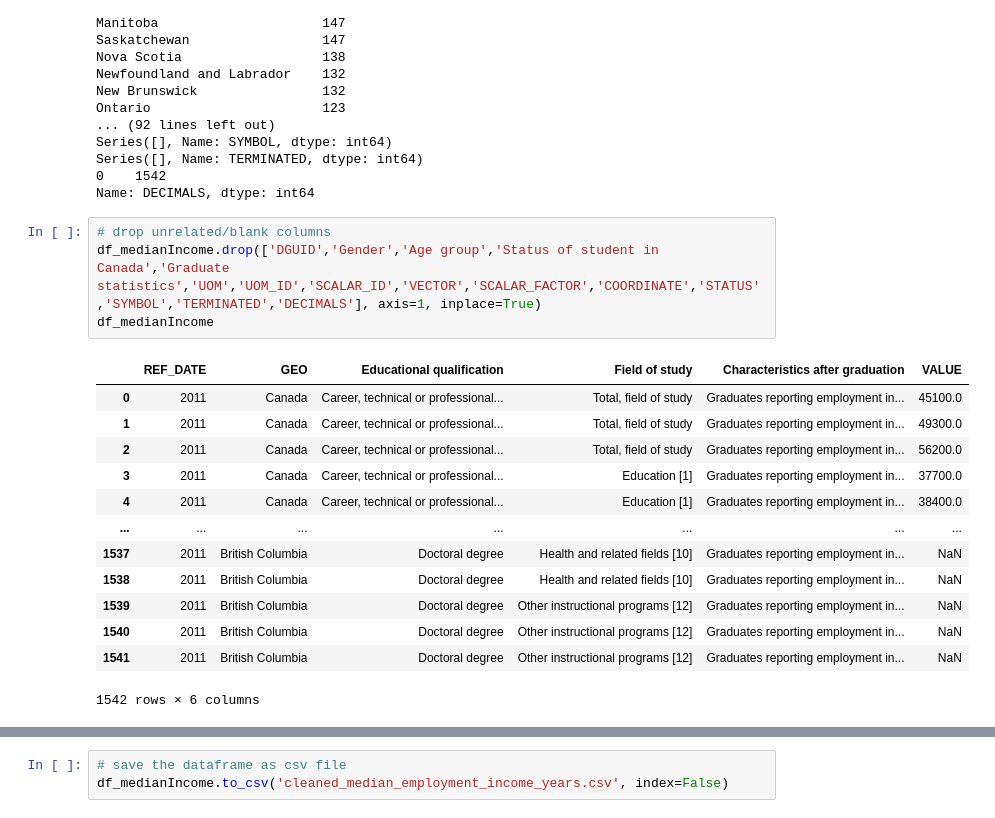
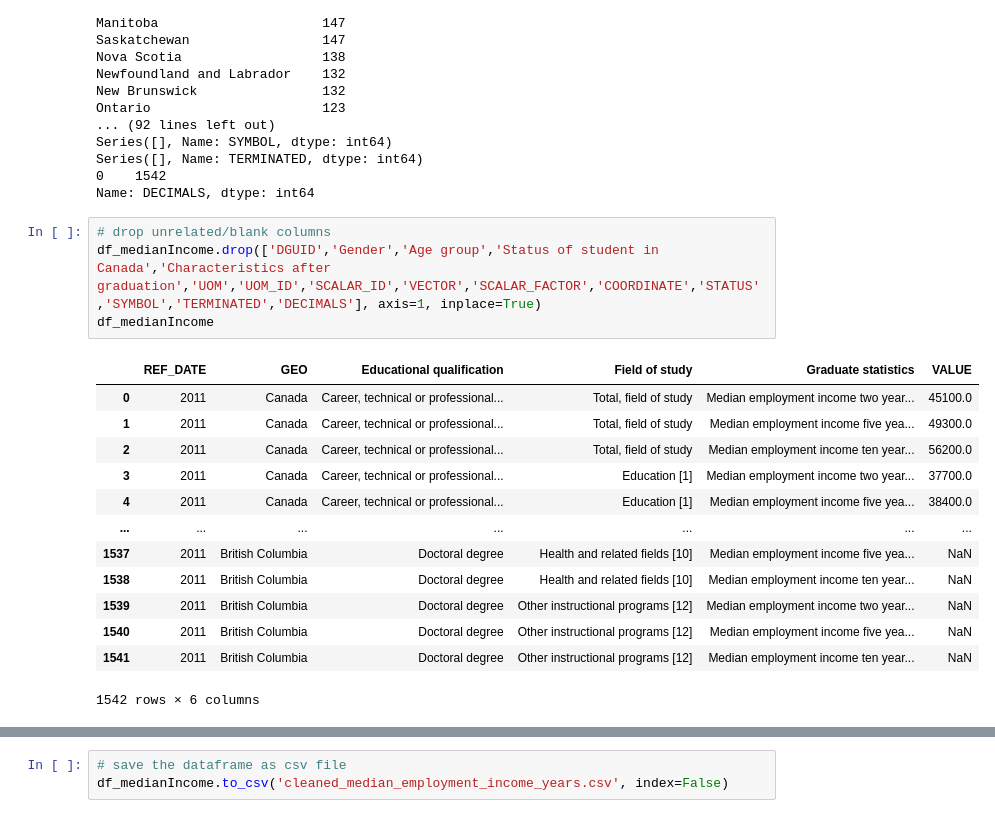
Before and after one commit to Anna-Karl/Capstone-Project-LHL, a Jupyter notebook: data_cleaning.ipynb, the cells around one changed output, grey strips where cells are left out. Drawn from its saved outputs; the diff is of its cells as text.

```diff
--- a/data_cleaning.ipynb
+++ b/data_cleaning.ipynb
@@ -489,21 +450,21 @@ Series([], Name: TERMINATED, dtype: int64)
 Name: DECIMALS, dtype: int64
 # %%
 # drop unrelated/blank columns
-df_medianIncome.drop(['DGUID','Gender','Age group','Status of student in Canada','Graduate statistics','UOM','UOM_ID','SCALAR_ID','VECTOR','SCALAR_FACTOR','COORDINATE','STATUS','SYMBOL','TERMINATED','DECIMALS'], axis=1, inplace=True)
+df_medianIncome.drop(['DGUID','Gender','Age group','Status of student in Canada','Characteristics after graduation','UOM','UOM_ID','SCALAR_ID','VECTOR','SCALAR_FACTOR','COORDINATE','STATUS','SYMBOL','TERMINATED','DECIMALS'], axis=1, inplace=True)
 df_medianIncome
 # %% [output]
-|  | REF_DATE | GEO | Educational qualification | Field of study | Characteristics after graduation | VALUE |
-| 0 | 2011 | Canada | Career, technical or professional... | Total, field of study | Graduates reporting employment in... | 45100.0 |
-| 1 | 2011 | Canada | Career, technical or professional... | Total, field of study | Graduates reporting employment in... | 49300.0 |
-| 2 | 2011 | Canada | Career, technical or professional... | Total, field of study | Graduates reporting employment in... | 56200.0 |
-| 3 | 2011 | Canada | Career, technical or professional... | Education [1] | Graduates reporting employment in... | 37700.0 |
-| 4 | 2011 | Canada | Career, technical or professional... | Education [1] | Graduates reporting employment in... | 38400.0 |
+|  | REF_DATE | GEO | Educational qualification | Field of study | Graduate statistics | VALUE |
+| 0 | 2011 | Canada | Career, technical or professional... | Total, field of study | Median employment income two year... | 45100.0 |
+| 1 | 2011 | Canada | Career, technical or professional... | Total, field of study | Median employment income five yea... | 49300.0 |
+| 2 | 2011 | Canada | Career, technical or professional... | Total, field of study | Median employment income ten year... | 56200.0 |
+| 3 | 2011 | Canada | Career, technical or professional... | Education [1] | Median employment income two year... | 37700.0 |
+| 4 | 2011 | Canada | Career, technical or professional... | Education [1] | Median employment income five yea... | 38400.0 |
 | ... | ... | ... | ... | ... | ... | ... |
-| 1537 | 2011 | British Columbia | Doctoral degree | Health and related fields [10] | Graduates reporting employment in... | NaN |
-| 1538 | 2011 | British Columbia | Doctoral degree | Health and related fields [10] | Graduates reporting employment in... | NaN |
-| 1539 | 2011 | British Columbia | Doctoral degree | Other instructional programs [12] | Graduates reporting employment in... | NaN |
-| 1540 | 2011 | British Columbia | Doctoral degree | Other instructional programs [12] | Graduates reporting employment in... | NaN |
-| 1541 | 2011 | British Columbia | Doctoral degree | Other instructional programs [12] | Graduates reporting employment in... | NaN |
+| 1537 | 2011 | British Columbia | Doctoral degree | Health and related fields [10] | Median employment income five yea... | NaN |
+| 1538 | 2011 | British Columbia | Doctoral degree | Health and related fields [10] | Median employment income ten year... | NaN |
+| 1539 | 2011 | British Columbia | Doctoral degree | Other instructional programs [12] | Median employment income two year... | NaN |
+| 1540 | 2011 | British Columbia | Doctoral degree | Other instructional programs [12] | Median employment income five yea... | NaN |
+| 1541 | 2011 | British Columbia | Doctoral degree | Other instructional programs [12] | Median employment income ten year... | NaN |
 1542 rows × 6 columns
 # %%
 # drop null values
```
Also changed, not shown: parts of 4 cells of this notebook.
